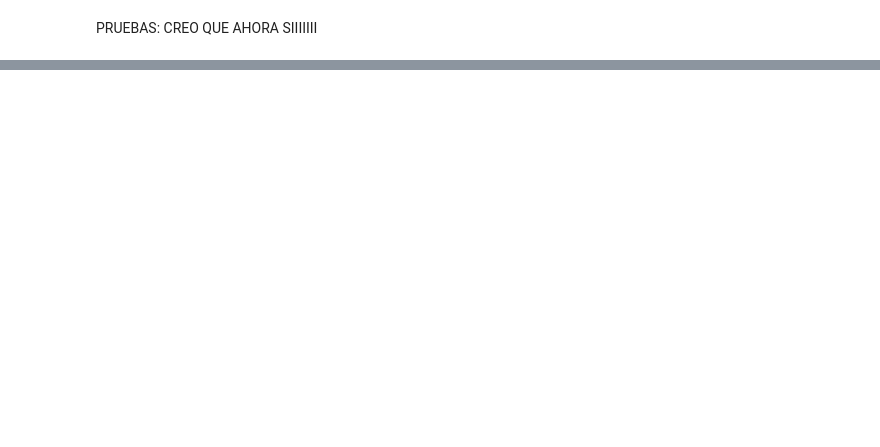
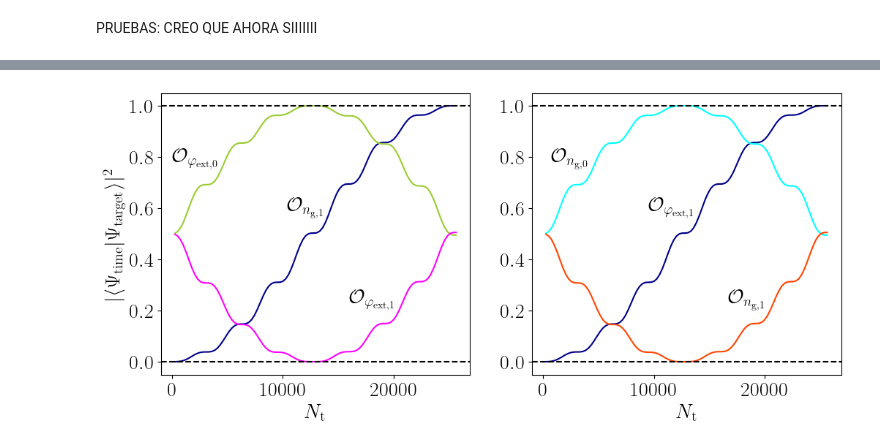
Before and after one commit to Jmalcrow/TFM, a Jupyter notebook: TIME_EVOLUTION_EQUALGAP.ipynb, the cells around one changed output, grey strips where cells are left out. Saved outputs shown, nothing was run; the diff lists cells and outputs as text; code cells hidden in the pictures; blank space fills up the shorter version.

```diff
--- a/TIME_EVOLUTION_EQUALGAP.ipynb
+++ b/TIME_EVOLUTION_EQUALGAP.ipynb
@@ -57,10 +57,10 @@ epsilon_n=0.01*0.5
 epsilon_phi=(0.022776*np.pi)
 
 #T=200*1/0.083
-T=5.5*1/0.00195092
+T=30*1/0.00195092           #5.5*1/0.00195092
 print(T)
 #N_time=10000
-N_time=30
+N_time=120
 Delta_t=T/N_time
 print(Delta_t)
 time_array=np.linspace(Delta_t,T,N_time)
@@ -260,7 +269,11 @@ Psi2_GS_NG=EIGENVECTS2_NG[0]
 Psi2_GS_PHIEXT=EIGENVECTS2_PHIEXT[0]
 
 Overlap2_GS_NG=[]
+Overlap2_GS_NG_comparison_phi0=[]
+Overlap2_GS_NG_comparison_phi2=[]
 Overlap2_GS_PHIEXT=[]
+Overlap2_GS_PHIEXT_comparison_ng0=[]
+Overlap2_GS_PHIEXT_comparison_ng2=[]
 
 for t in time_array:
     #DEFINITION OF THE AUXILIARY HAMILTONIAN
@@ -284,13 +297,25 @@ for t in time_array:
     #OVERLAP FOR CHECKING THE "FIDELITY" OF THE NEW STATES WITH RESPECT TO THE GOAL ONES
     #ng
     Overlap_Psi2_GS_NG=calculate_overlap(Psi2_GS_NG,EIGENVECTS2_NG[2])
+    Overlap_Psi2_GS_NG_comparison_phi0=calculate_overlap(Psi2_GS_NG,EIGENVECTS2_PHIEXT[0])
+    Overlap_Psi2_GS_NG_comparison_phi2=calculate_overlap(Psi2_GS_NG,EIGENVECTS2_PHIEXT[2])
     #phi_ext
     Overlap_Psi2_GS_PHIEXT=calculate_overlap(Psi2_GS_PHIEXT,EIGENVECTS2_PHIEXT[2])
+    Overlap_Psi2_GS_PHIEXT_comparison_ng0=calculate_overlap(Psi2_GS_PHIEXT,EIGENVECTS2_NG[0])
+    Overlap_Psi2_GS_PHIEXT_comparison_ng2=calculate_overlap(Psi2_GS_PHIEXT,EIGENVECTS2_NG[2])
     print("Overlaps calculated")
     print("Overlap_Psi2_GS_NG =",Overlap_Psi2_GS_NG)
+    print("Overlap_Psi2_GS_NG_comparison_phi0 =",Overlap_Psi2_GS_NG_comparison_phi0)
+    print("Overlap_Psi2_GS_NG_comparison_phi2 =",Overlap_Psi2_GS_NG_comparison_phi2)
     print("Overlap_Psi2_GS_PHIEXT =",Overlap_Psi2_GS_PHIEXT)
+    print("Overlap_Psi2_GS_PHIEXT_comparison_ng0 =",Overlap_Psi2_GS_PHIEXT_comparison_ng0)
+    print("Overlap_Psi2_GS_PHIEXT_comparison_ng2 =",Overlap_Psi2_GS_PHIEXT_comparison_ng2)
     Overlap2_GS_NG.append(Overlap_Psi2_GS_NG)
+    Overlap2_GS_NG_comparison_phi0.append(Overlap_Psi2_GS_NG_comparison_phi0)
+    Overlap2_GS_NG_comparison_phi2.append(Overlap_Psi2_GS_NG_comparison_phi2)
     Overlap2_GS_PHIEXT.append(Overlap_Psi2_GS_PHIEXT)
+    Overlap2_GS_PHIEXT_comparison_ng0.append(Overlap_Psi2_GS_PHIEXT_comparison_ng0)
+    Overlap2_GS_PHIEXT_comparison_ng2.append(Overlap_Psi2_GS_PHIEXT_comparison_ng2)
 # %% [output]
 Hamiltonians calculated
 Propagators calculated
@@ -326,0 +527,37 @@ plt.show()
+# %%
+#Ovrlap2_GS_NG = np.array(Overlap2_GS_NG)
+#np.save('T_EVOL_T5_5_INVGAP_Nt1000_NG_M20N50_EG_1.npy', Ovrlap2_GS_NG)
+#Ovrlap2_GS_PHIEXT= np.array(Overlap2_GS_PHIEXT)
+#np.save('T_EVOL_T5_5_INVGAP_Nt1000_PHIEXT_M20N50_EG_1.npy', Ovrlap2_GS_PHIEXT)
+fig=plt.figure(figsize=(12,5))
+
+ax1=fig.add_subplot(121)
+ax1.plot(time_array,Overlap2_GS_NG,label=r"$\mathcal{O}_{n_{\rm g, 1}}$", color="darkblue")
+ax1.plot(time_array,Overlap2_GS_NG_comparison_phi0,label=r"$\mathcal{O}_{\varphi_{\rm ext, 0} } $" , color= "yellowgreen")
+ax1.plot(time_array,Overlap2_GS_NG_comparison_phi2,label=r"$\mathcal{O}_{\varphi_{\rm ext, 1} } $" , color="magenta")
+ax1.set_xlabel(r"$N_{\rm t}$")
+ax1.axhline(1, color='black', linestyle='--')
+ax1.axhline(0, color='black', linestyle='--')
+#ax1.legend(bbox_to_anchor=(0.15,1.0),ncol=1)
+ax1.set_ylabel(r"$| \langle \Psi_{\rm time} | \Psi_{\rm target} \rangle |^2$")
+ax1.text(0,0.78,r"$\mathcal{O}_{\varphi_{\rm ext, 0} } $")
+ax1.text(10400,0.59,r"$\mathcal{O}_{n_{\rm g, 1}}$")
+ax1.text(16000,0.23,r"$\mathcal{O}_{\varphi_{\rm ext, 1} } $")
+
+ax2=fig.add_subplot(122)
+ax2.plot(time_array,Overlap2_GS_PHIEXT,label=r"$\mathcal{O}_{\varphi_{\rm ext, 1} }$", color="darkblue")
+ax2.plot(time_array,Overlap2_GS_PHIEXT_comparison_ng0,label=r"$\mathcal{O}_{n_{\rm g,0} } $" , color= "cyan")
+ax2.plot(time_array,Overlap2_GS_PHIEXT_comparison_ng2,label=r"$\mathcal{O}_{n_{\rm g,1} } $" , color="orangered")
+ax2.set_xlabel(r"$N_{\rm t}$")
+ax2.axhline(1, color='black', linestyle='--')
+ax2.axhline(0, color='black', linestyle='--')
+#ax2.legend(bbox_to_anchor=(0.15,1.0),ncol=1)
+ax2.text(700,0.78,r"$\mathcal{O}_{n_{\rm g, 0}} $")
+ax2.text(9500,0.59,r"$\mathcal{O}_{\varphi_{\rm ext, 1} }$")
+ax2.text(16700,0.23,r"$\mathcal{O}_{n_{\rm g, 1}} $")
+
+fig.subplots_adjust(wspace=0.2)
+#plt.savefig('T_EVOL_T55_INVGAP_Nt100_NG_PHIEXT_M20N50_EG_1_PRUEBATRAYECTORIA.png',dpi=300,bbox_inches='tight')
+plt.show()
+# %% [output]
+[figure, added]
```
Also changed, not shown: parts of 7 cells of this notebook, 4 other files.
